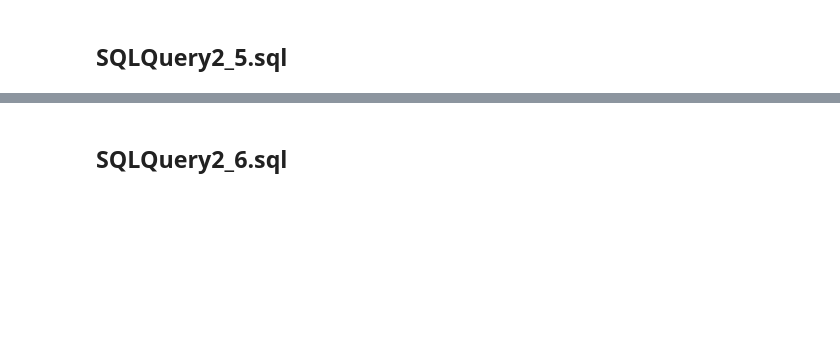
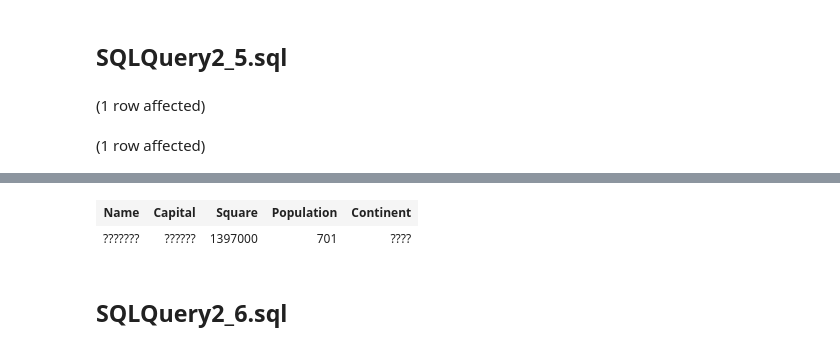
Before and after one commit to petrik33/BSU-Data-Engineering, a Jupyter notebook: 11. Views/NotebookHome.ipynb, the cells around one changed output, grey strips where cells are left out. Saved outputs shown, nothing was run; the diff lists cells and outputs as text; code cells hidden in the pictures; blank space fills up the shorter version.

```diff
--- a/11. Views/NotebookHome.ipynb
+++ b/11. Views/NotebookHome.ipynb
@@ -105,7 +159,7 @@ SELECT * FROM @MonthTable;
 # %%
 use TestDB1;
 
-declare @PR5 Table
+declare @PR50 Table
 (
    Name varchar(50),
    Capital varchar(50),
@@ -113,7 +167,7 @@ declare @PR5 Table
    Population bigint,
    Continent varchar(50)
 )
-insert into @PR5
+insert into @PR50
   select
     name,
     capital,
@@ -128,4 +182,8 @@ select
    Square,
    Population,
    Continent
- from @PR5
+ from @PR50
+ GO
+# %% [output]
+(1 row affected)
+(1 row affected)
@@ -132,3 +191,5 @@ select
+| Name | Capital | Square | Population | Continent |
+| ??????? | ?????? | 1397000 | 701 | ???? |
 # %% [markdown]
 ## SQLQuery2_6.sql
 # %%
```
Also changed, not shown: parts of 10 cells of this notebook, 1 other file.
